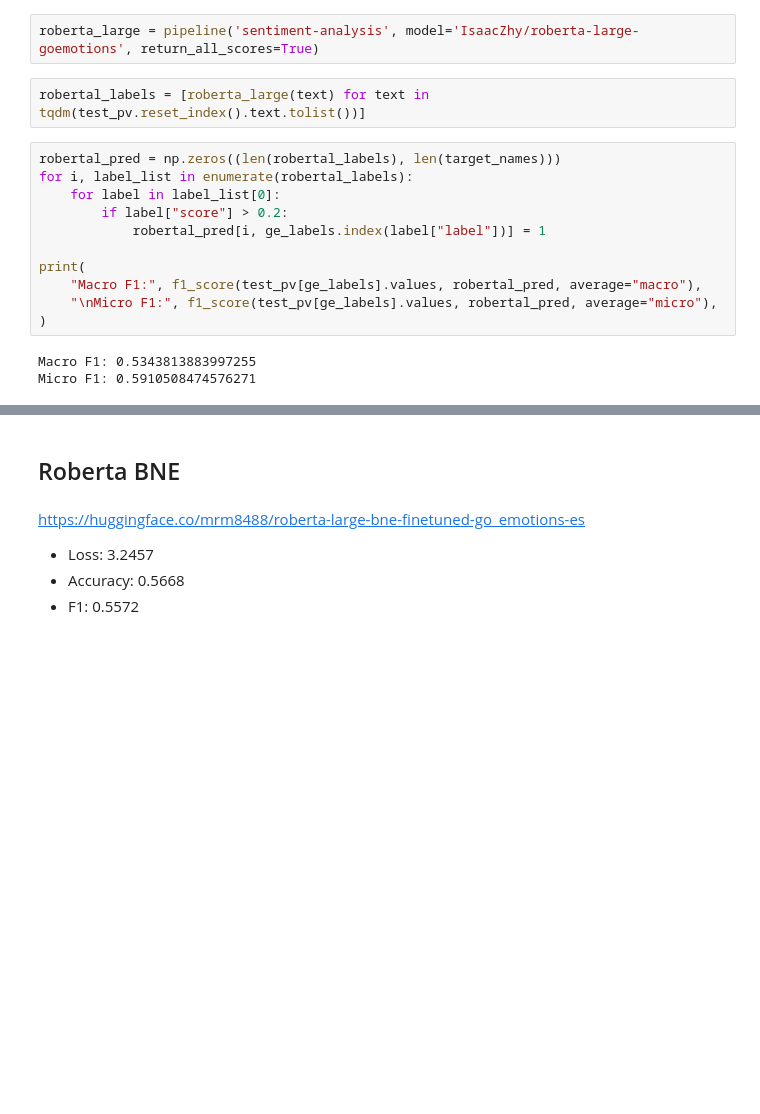
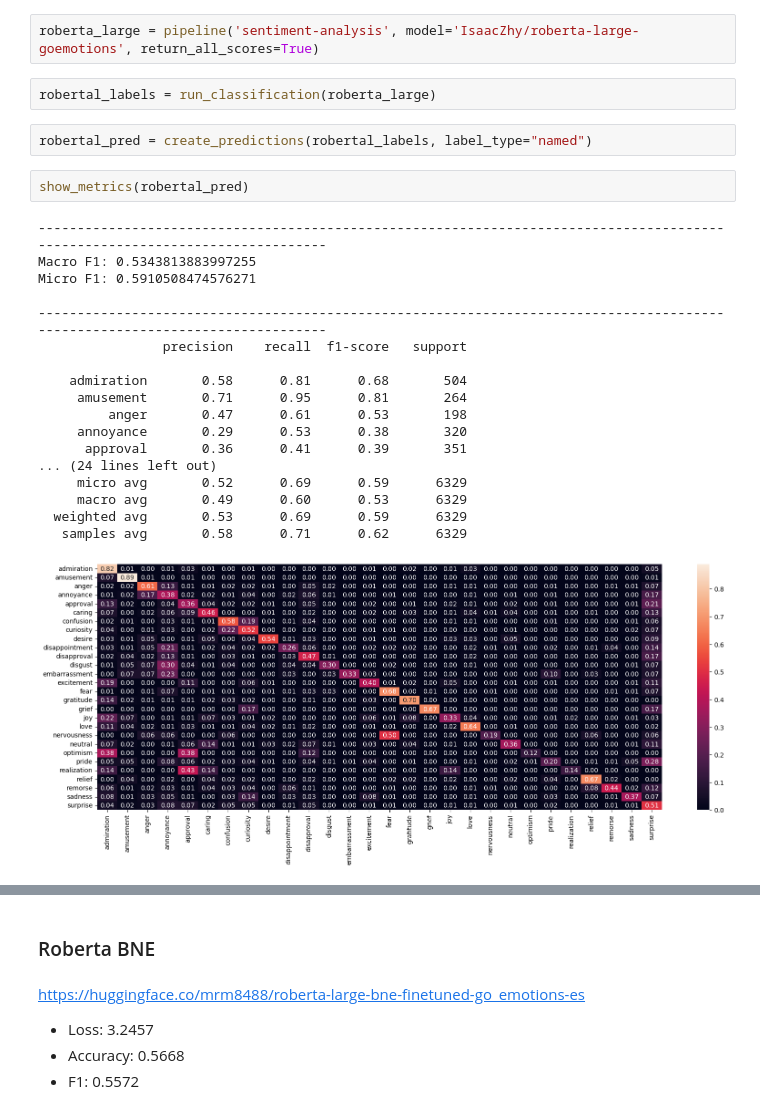
Before and after one commit to pedroforliberkeley/w266-project, a Jupyter notebook: notebooks/4.public-models.ipynb, the cells around one changed output, grey strips where cells are left out. Cells and saved outputs as stored; diff of their text form; blank space fills up the shorter version.

```diff
--- a/notebooks/4.public-models.ipynb
+++ b/notebooks/4.public-models.ipynb
@@ -112,18 +257,27 @@ https://huggingface.co/IsaacZhy/roberta-large-goemotions
 # %%
 roberta_large = pipeline('sentiment-analysis', model='IsaacZhy/roberta-large-goemotions', return_all_scores=True)
 # %%
-robertal_labels = [roberta_large(text) for text in tqdm(test_pv.reset_index().text.tolist())]
+robertal_labels = run_classification(roberta_large)
-# %%
-robertal_pred = np.zeros((len(robertal_labels), len(target_names)))
-for i, label_list in enumerate(robertal_labels):
-    for label in label_list[0]:
-        if label["score"] > 0.2:
-            robertal_pred[i, ge_labels.index(label["label"])] = 1
-
-print(
-    "Macro F1:", f1_score(test_pv[ge_labels].values, robertal_pred, average="macro"),
-    "\nMicro F1:", f1_score(test_pv[ge_labels].values, robertal_pred, average="micro"),
-)
-# %% [output]
-Macro F1: 0.5343813883997255
-Micro F1: 0.5910508474576271
+# %%
+robertal_pred = create_predictions(robertal_labels, label_type="named")
+# %%
+show_metrics(robertal_pred)
+# %% [output]
+-----------------------------------------------------------------------------------------------------------------------------
+Macro F1: 0.5343813883997255
+Micro F1: 0.5910508474576271
+
+-----------------------------------------------------------------------------------------------------------------------------
+                precision    recall  f1-score   support
+
+    admiration       0.58      0.81      0.68       504
+     amusement       0.71      0.95      0.81       264
+         anger       0.47      0.61      0.53       198
+     annoyance       0.29      0.53      0.38       320
+      approval       0.36      0.41      0.39       351
+... (24 lines left out)
+     micro avg       0.52      0.69      0.59      6329
+     macro avg       0.49      0.60      0.53      6329
+  weighted avg       0.53      0.69      0.59      6329
+   samples avg       0.58      0.71      0.62      6329
+[figure, added]
@@ -130,5 +301,5 @@ Micro F1: 0.5910508474576271
 # %% [markdown]
-## Roberta BNE
+### Roberta BNE
 # %% [markdown]
 https://huggingface.co/mrm8488/roberta-large-bne-finetuned-go_emotions-es
 
```
Also changed, not shown: parts of 33 cells of this notebook, 1 other file.
